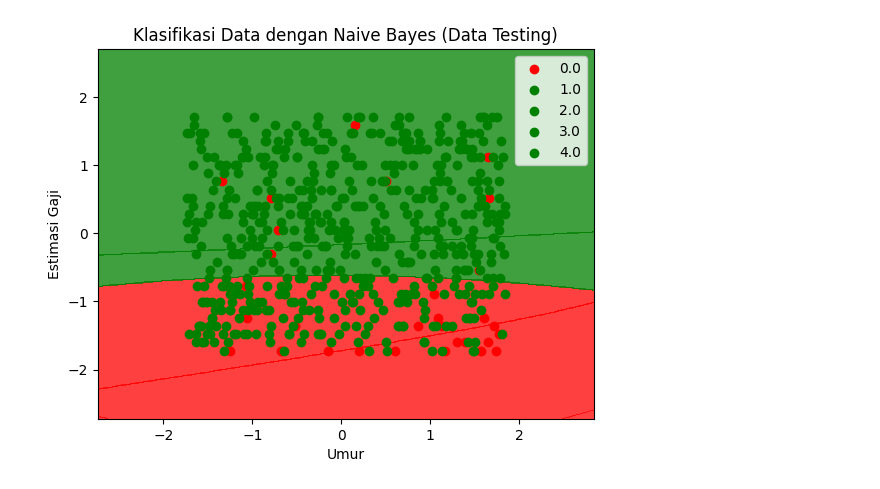
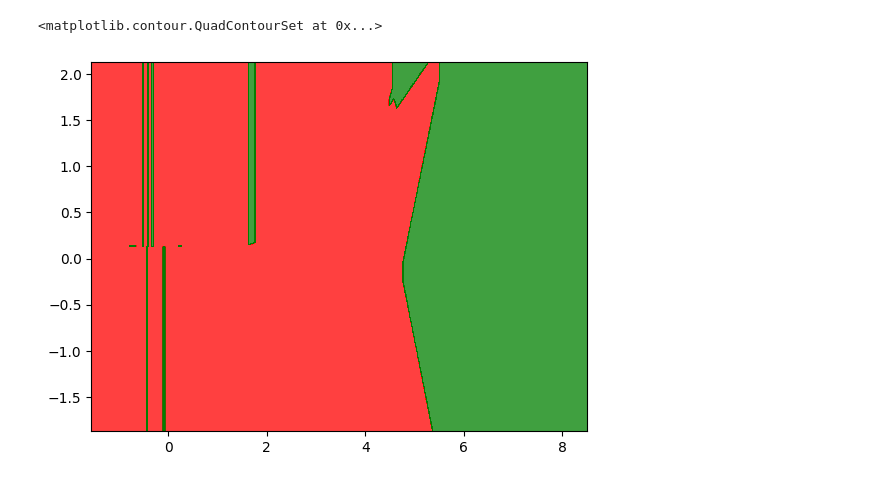
Before and after one commit to yasinta251203/tugas_Data_maining, a Jupyter notebook: tugas_Data_maining.ipynb, the cells around one changed output. Cells and saved outputs as stored; diff of their text form; code cells hidden in the pictures.

```diff
--- a/tugas_Data_maining.ipynb
+++ b/tugas_Data_maining.ipynb
@@ -39,3 +20,3 @@ print(x)
 # %%
-from sklearn.model_selection import train_test_split #bagi datanya menggunakan library
-x_train, x_test, y_train, y_test = train_test_split(x, y, test_size = 0.25, random_state = 0)
+from sklearn.model_selection import train_test_split
+x_latih, x_tes, y_latih, y_tes = train_test_split(x, y, test_size = 0.25, random_state = 0)
@@ -76,5 +23,5 @@ print (y_test)
 # %%
 from sklearn.preprocessing import StandardScaler
-sc_x = StandardScaler()
-x_train = sc_x.fit_transform(x_train)
-x_test = sc_x.transform(x_test)
+sc = StandardScaler()
+x_latih = sc.fit_transform(x_latih)
+x_tes = sc.transform(x_tes)
@@ -96,0 +28,4 @@ print (x_train)
+# %%
+from sklearn.neighbors import KNeighborsClassifier
+classifier = KNeighborsClassifier(n_neighbors = 5, metric= 'minkowski', p=2)
+classifier.fit(x_latih, y_latih)
@@ -139,20 +43,11 @@ x_test = sc_x.transform(x_test)
-# %%
-from matplotlib.colors import ListedColormap
-x_set, y_set = x_test, y_test  # Menggunakan x_test dan y_test untuk data testing
-x1, x2 = np.meshgrid(np.arange(start = x_set[:, 0].min() - 1, stop = x_set[:, 0].max() + 1, step = 0.01),
-                     np.arange(start = x_set[:, 1].min() - 1, stop = x_set[:, 1].max() + 1, step = 0.01))
-plt.contourf(x1, x2, classifier.predict(np.array([x1.ravel(), x2.ravel()]).T).reshape(x1.shape),
-             alpha = 0.75, cmap = ListedColormap(('red', 'green')))
-plt.xlim(x1.min(), x1.max())
-plt.ylim(x2.min(), x2.max())
-for i, j in enumerate(np.unique(y_set)):
-  # Reshape y_set to be 1-dimensional for proper indexing
-  plt.scatter(x_set[y_set.ravel() == j, 0], x_set[y_set.ravel() == j, 1],
-              c = ListedColormap(('red', 'green'))(i), label = j)
-plt.title('Klasifikasi Data dengan Naive Bayes (Data Testing)') # Judul diubah menjadi Data Testing
-plt.xlabel('Umur')
-plt.ylabel('Estimasi Gaji')
-plt.legend()
-plt.show()
-# %% [output]
-[figure, removed]
+# %%
+from matplotlib.colors import ListedColormap
+x_data, y_data = x_latih, y_latih
+x_one, x_two = np.meshgrid(np.arange(start = x_data[:, 0].min() - 1, stop = x_data[:, 0].max() + 1, step = 0.01),
+                           np.arange(start = x_data[:, 1].min() - 1, stop = x_data[:, 1].max() + 1, step = 0.01))
+# %%
+plt.contourf(x_one, x_two, classifier.predict(np.array([x_one.ravel(), x_two.ravel()]).T).reshape(x_one.shape),
+             alpha = 0.75, cmap = ListedColormap(('red', 'green')))
+# %% [output]
+<matplotlib.contour.QuadContourSet at 0x...>
+[figure, added]
```
Also changed, not shown: parts of 24 cells of this notebook.
